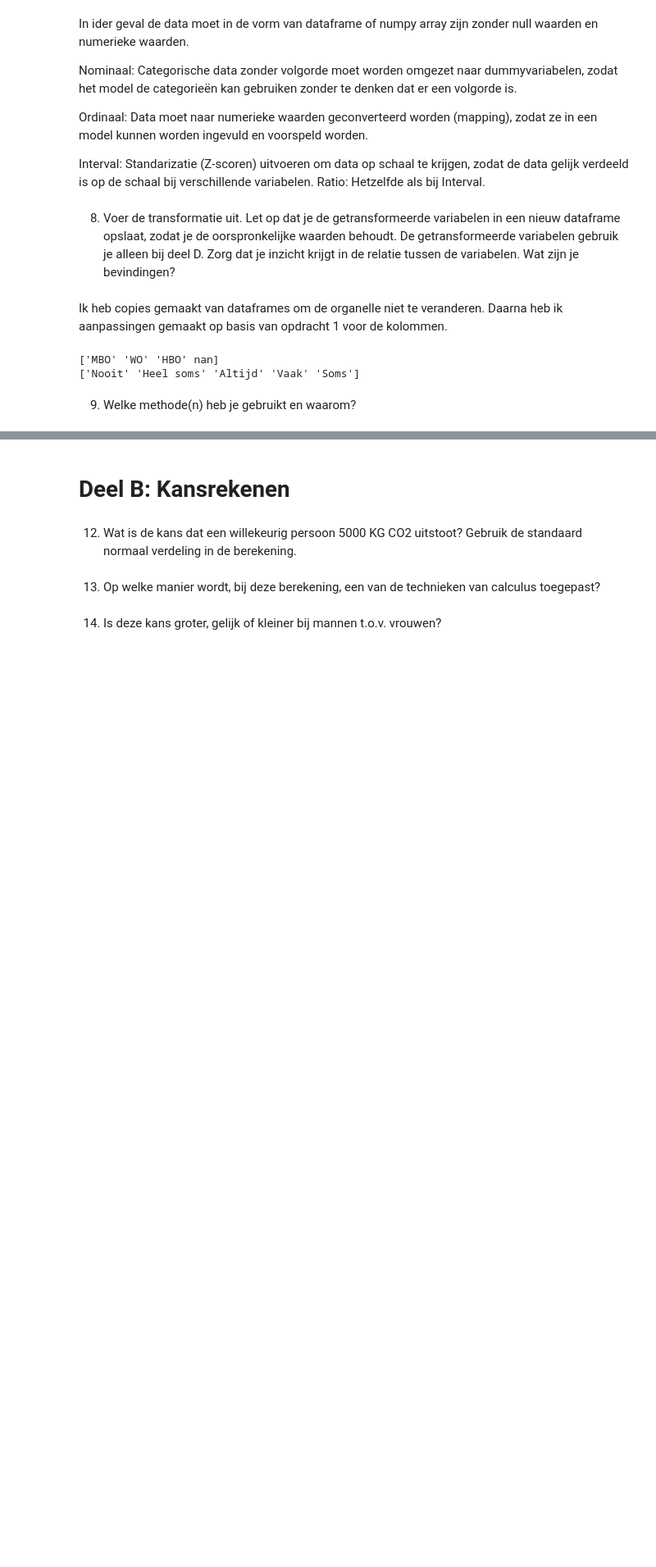
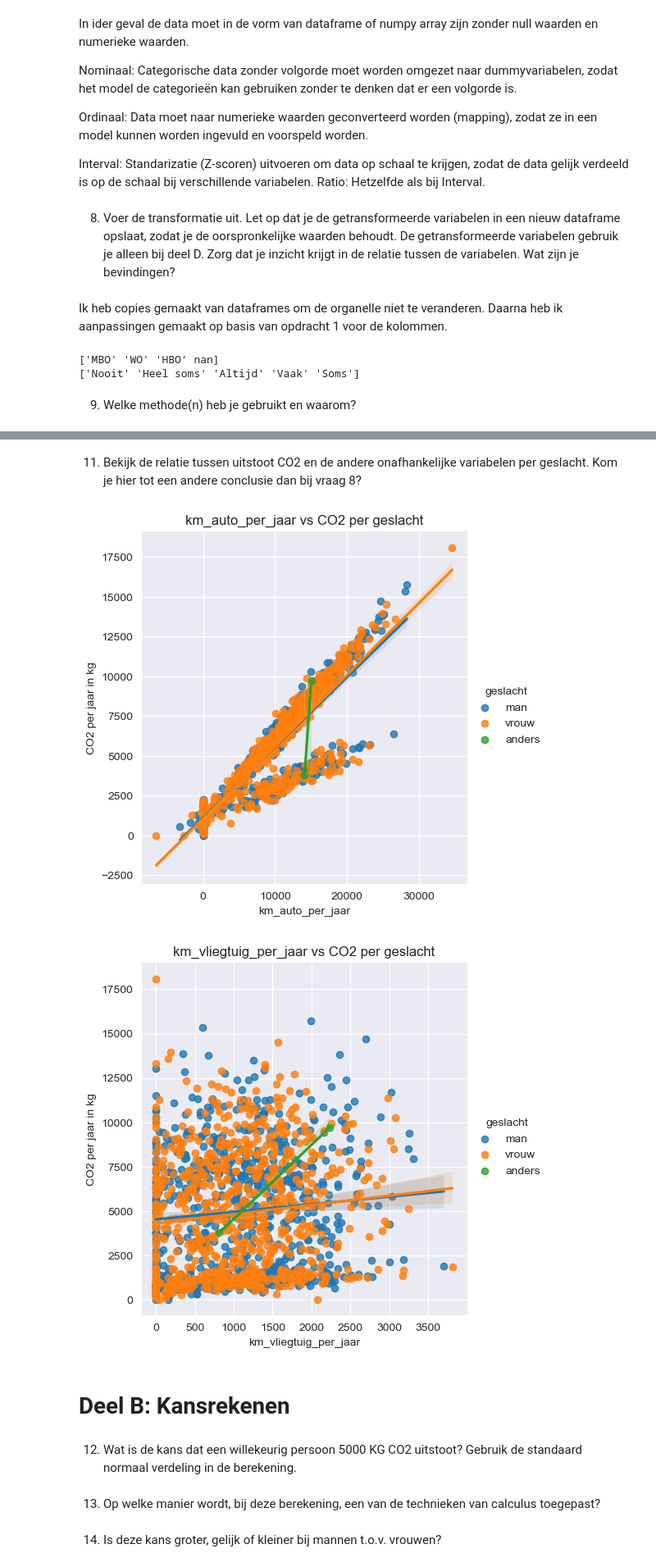
Before and after one commit to 24087068/wiskunde_porfolio, a Jupyter notebook: portfolio.ipynb, the cells around one changed output, grey strips where cells are left out. Shown at 82% size. Saved outputs shown, nothing was run; the diff lists cells and outputs as text; code cells hidden in the pictures; blank space fills up the shorter version.

```diff
--- a/portfolio.ipynb
+++ b/portfolio.ipynb
@@ -296,3 +311,17 @@ co2_ratio_scaled[ratio_co2] = scaler.fit_transform(ordinaal_co2_num[ratio_co2])
+# %% [markdown]
+11.	Bekijk de relatie tussen uitstoot CO2 en de andere onafhankelijke variabelen per geslacht. Kom je hier tot een andere conclusie dan bij vraag 8?
+# %%
+# 11
+x_kolommen = ['km_auto_per_jaar', 'km_vliegtuig_per_jaar']
+for col in x_kolommen:
+    sns.lmplot(data=df_co2, x=col, y='co2_uitstoot_per_jaar_KG', hue='geslacht')
+    plt.title(f'{col} vs CO2 per geslacht')
+    plt.xlabel(col)
+    plt.ylabel('CO2 per jaar in kg')
+    plt.show()
+# %% [output]
+[figure, added]
+[figure, added]
 # %% [markdown]
 # Deel B: Kansrekenen
 # %% [markdown]
```
Also changed, not shown: parts of 9 cells of this notebook.
